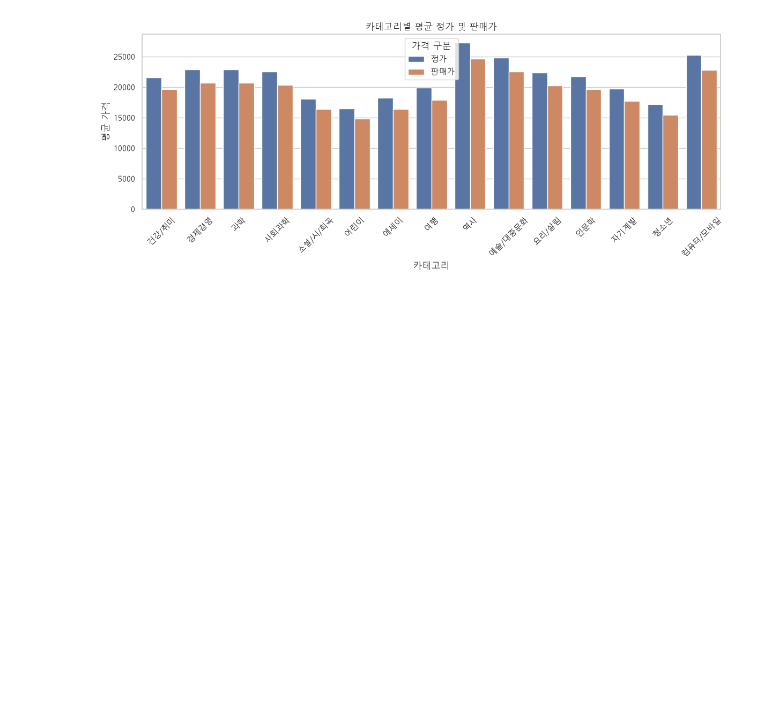
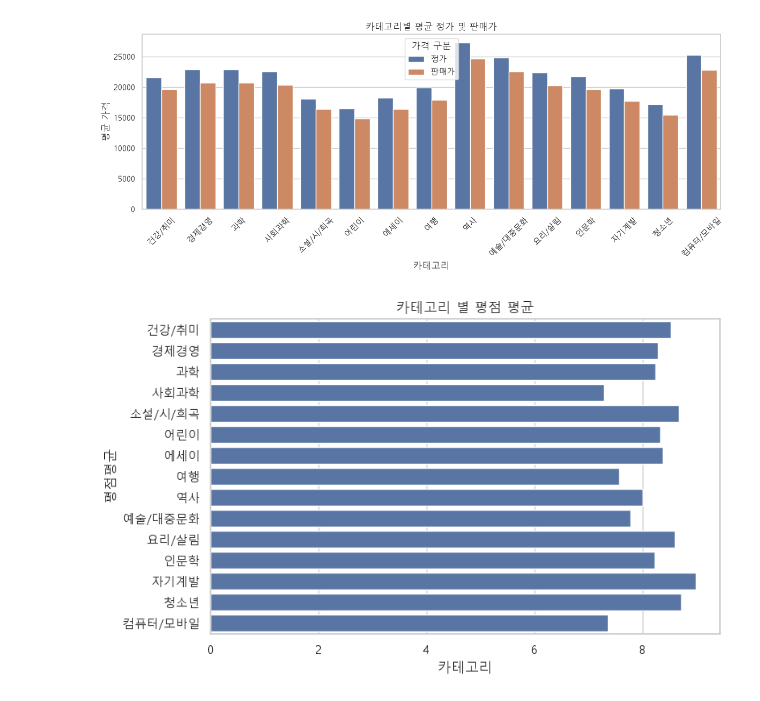
Before and after one commit to encore-ai-campus/mle-01-p1-team6, a Jupyter notebook: 분석.ipynb, the cells around one changed output. Saved outputs shown, nothing was run; the diff lists cells and outputs as text; code cells hidden in the pictures; blank space fills up the shorter version.

```diff
--- a/분석.ipynb
+++ b/분석.ipynb
@@ -210,3 +220,13 @@ plt.show()
 [figure]
 # %%
 #카테고리 별 평점 평균
+fig, ax = plt.subplots(figsize=(8, 5))
+sns.barplot(data=books,y="category_name",x='customerReviewRank',estimator='mean',errorbar=None,ax=ax)
+
+ax.set_title("카테고리 별 평점 평균")
+ax.set_xlabel("카테고리")
+ax.set_ylabel("평점평균")
+plt.tight_layout()
+plt.show()
+# %% [output]
+[figure, added]
```
Also changed, not shown: parts of 4 cells of this notebook.
